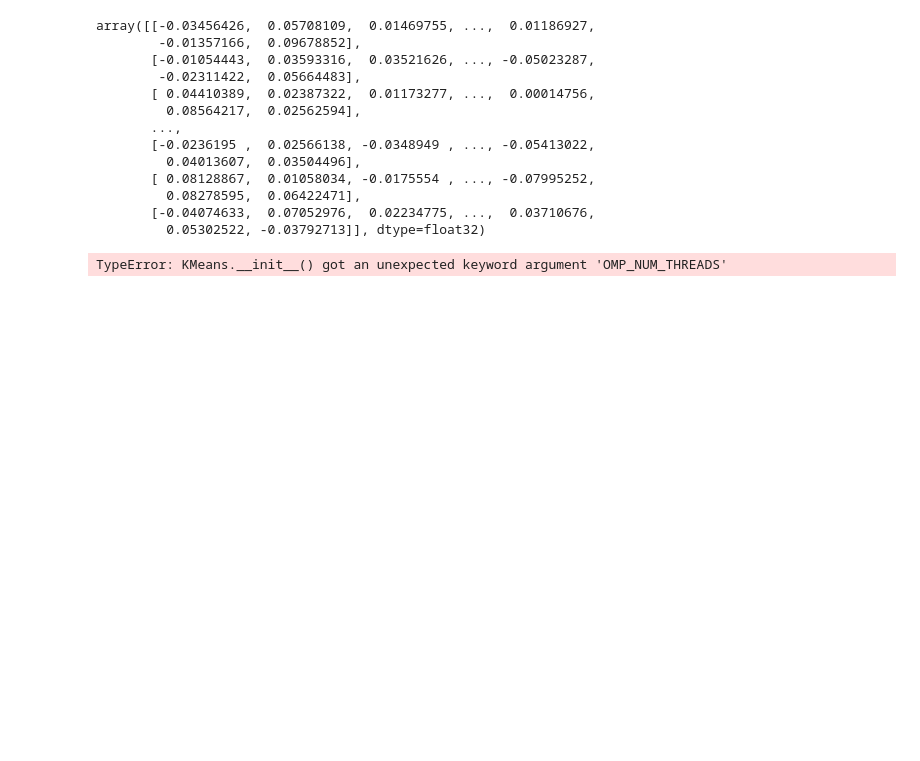
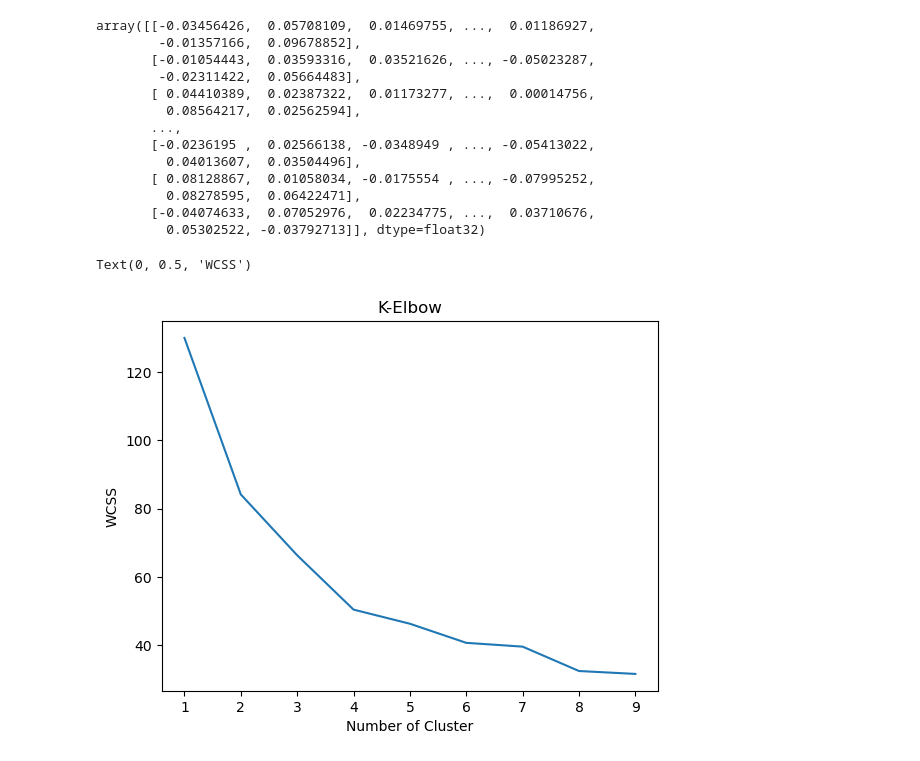
Before and after one commit to HikariJadeEmpire/AdvancedAnalytics-MADT8101, a Jupyter notebook: Section05/voc_analytics.ipynb, the cells around one changed output. Cells and saved outputs as stored; diff of their text form; code cells hidden in the pictures; blank space fills up the shorter version.

```diff
--- a/Section05/voc_analytics.ipynb
+++ b/Section05/voc_analytics.ipynb
@@ -198,7 +206,7 @@ Data columns (total 1 columns):
 dtypes: object(1)
 memory usage: 776.0+ bytes
 # %%
-embed_cm = model(df['message'].values).numpy()
+embed_cm = model(df_k['message'].values).numpy()
 embed_cm
 # %% [output]
 array([[-0.03456426,  0.05708109,  0.01469755, ...,  0.01186927,
@@ -218,19 +226,22 @@ array([[-0.03456426,  0.05708109,  0.01469755, ...,  0.01186927,
 reducer = umap.UMAP(random_state=42, n_components=50)
 umap_embed = reducer.fit_transform(embed_cm)
 # %%
+warnings.filterwarnings("ignore", category=UserWarning)
+
 wcss = []
 max_k = 10
 
 for i in range(1,max_k):
-    kmean = KMeans(i, n_init='auto')
+    kmean = KMeans(n_clusters=i, n_init='auto')
     kmean.fit(umap_embed)
 
     wcss.append(kmean.inertia_)
 
 n_cluster = range(1,max_k)
 plt.plot(n_cluster, wcss)
 plt.title('K-Elbow')
 plt.xlabel('Number of Cluster')
 plt.ylabel('WCSS')
 # %% [output]
-TypeError: KMeans.__init__() got an unexpected keyword argument 'OMP_NUM_THREADS'
+Text(0, 0.5, 'WCSS')
+[figure, added]
```
Also changed, not shown: parts of 8 cells of this notebook.
